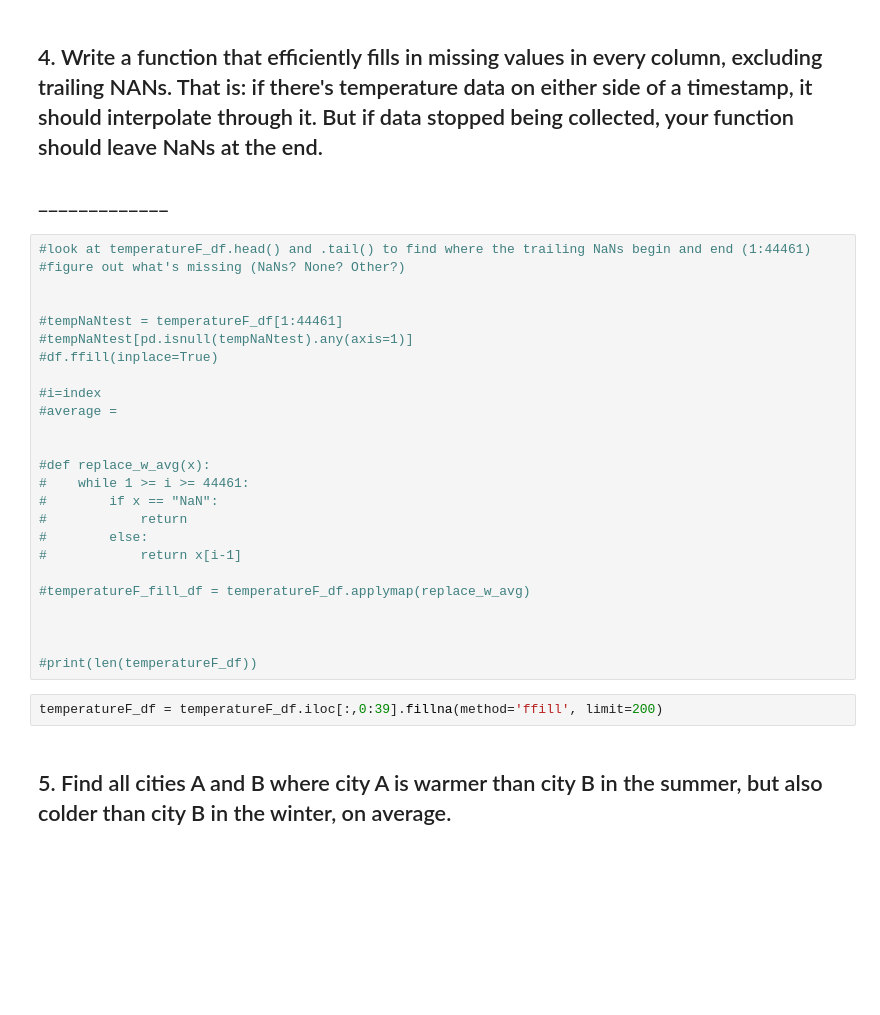
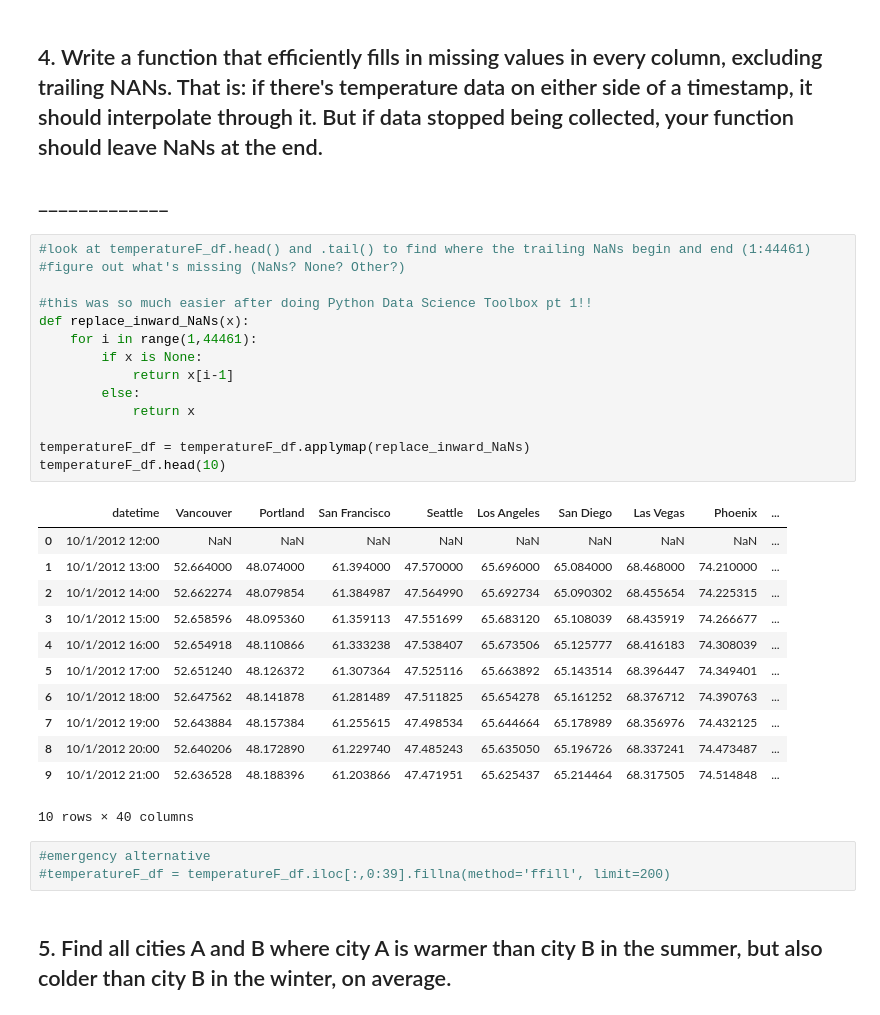
Before and after one commit to HeatherLD/Homework11, a Jupyter notebook: Homework 11 HLD.ipynb, the cells around one changed output. Drawn from its saved outputs; the diff is of its cells as text; blank space fills up the shorter version.

```diff
--- a/Homework 11 HLD.ipynb
+++ b/Homework 11 HLD.ipynb
@@ -95,30 +96,33 @@ temperatureF_df.head()
 # %%
 #look at temperatureF_df.head() and .tail() to find where the trailing NaNs begin and end (1:44461)
 #figure out what's missing (NaNs? None? Other?)
 
+#this was so much easier after doing Python Data Science Toolbox pt 1!!
+def replace_inward_NaNs(x):
+    for i in range(1,44461):
+        if x is None:
+            return x[i-1]
+        else:
+            return x
 
-#tempNaNtest = temperatureF_df[1:44461]
-#tempNaNtest[pd.isnull(tempNaNtest).any(axis=1)]
-#df.ffill(inplace=True)
-
-#i=index
-#average =
-
-
-#def replace_w_avg(x):
-#    while 1 >= i >= 44461:
-#        if x == "NaN":
-#            return
-#        else:
-#            return x[i-1]
-
-#temperatureF_fill_df = temperatureF_df.applymap(replace_w_avg)
-
-
-
-#print(len(temperatureF_df))
+temperatureF_df = temperatureF_df.applymap(replace_inward_NaNs)
+temperatureF_df.head(10)
+# %% [output]
+|  | datetime | Vancouver | Portland | San Francisco | Seattle | Los Angeles | San Diego | Las Vegas | Phoenix | ... |
+| 0 | 10/1/2012 12:00 | NaN | NaN | NaN | NaN | NaN | NaN | NaN | NaN | ... |
+| 1 | 10/1/2012 13:00 | 52.664000 | 48.074000 | 61.394000 | 47.570000 | 65.696000 | 65.084000 | 68.468000 | 74.210000 | ... |
+| 2 | 10/1/2012 14:00 | 52.662274 | 48.079854 | 61.384987 | 47.564990 | 65.692734 | 65.090302 | 68.455654 | 74.225315 | ... |
+| 3 | 10/1/2012 15:00 | 52.658596 | 48.095360 | 61.359113 | 47.551699 | 65.683120 | 65.108039 | 68.435919 | 74.266677 | ... |
+| 4 | 10/1/2012 16:00 | 52.654918 | 48.110866 | 61.333238 | 47.538407 | 65.673506 | 65.125777 | 68.416183 | 74.308039 | ... |
+| 5 | 10/1/2012 17:00 | 52.651240 | 48.126372 | 61.307364 | 47.525116 | 65.663892 | 65.143514 | 68.396447 | 74.349401 | ... |
+| 6 | 10/1/2012 18:00 | 52.647562 | 48.141878 | 61.281489 | 47.511825 | 65.654278 | 65.161252 | 68.376712 | 74.390763 | ... |
+| 7 | 10/1/2012 19:00 | 52.643884 | 48.157384 | 61.255615 | 47.498534 | 65.644664 | 65.178989 | 68.356976 | 74.432125 | ... |
+| 8 | 10/1/2012 20:00 | 52.640206 | 48.172890 | 61.229740 | 47.485243 | 65.635050 | 65.196726 | 68.337241 | 74.473487 | ... |
+| 9 | 10/1/2012 21:00 | 52.636528 | 48.188396 | 61.203866 | 47.471951 | 65.625437 | 65.214464 | 68.317505 | 74.514848 | ... |
+10 rows × 40 columns
 # %%
-temperatureF_df = temperatureF_df.iloc[:,0:39].fillna(method='ffill', limit=200)
+#emergency alternative
+#temperatureF_df = temperatureF_df.iloc[:,0:39].fillna(method='ffill', limit=200)
 # %% [markdown]
 ## 5.	Find all cities A and B where city A is warmer than city B in the summer, but also colder than city B in the winter, on average.
 # %% [markdown]
```
Also changed, not shown: parts of 7 cells of this notebook.
